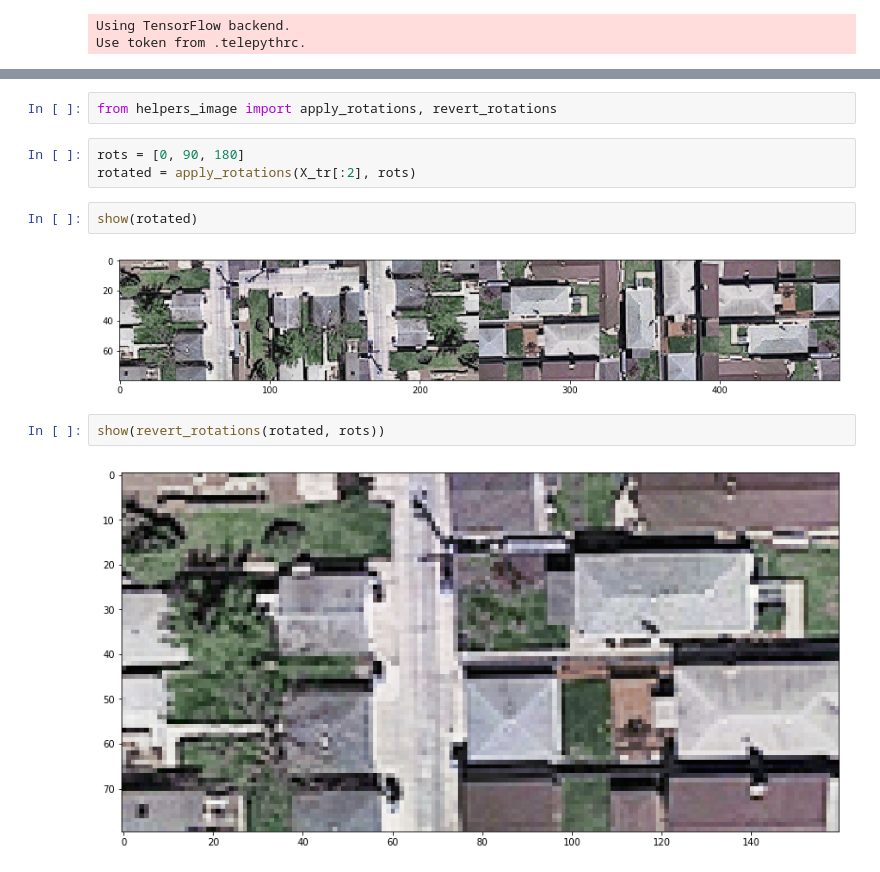
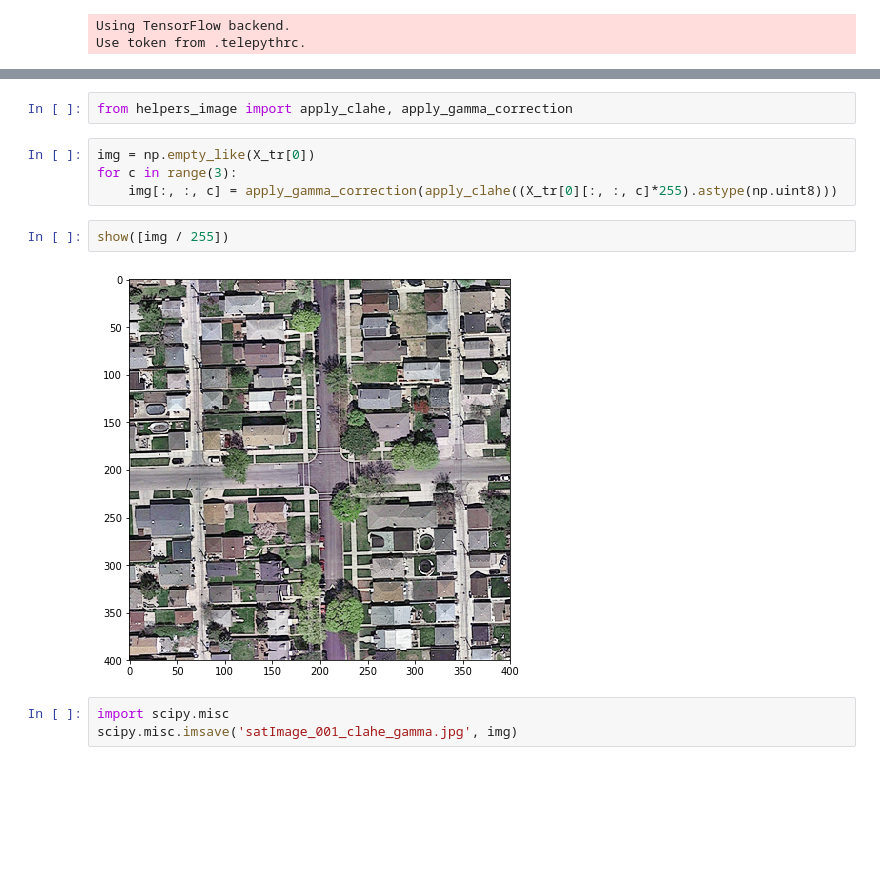
Before and after one commit to gregunz/MachineLearning2017, a Jupyter notebook: project02/src/tmp.ipynb, the cells around one changed output, grey strips where cells are left out. Cells and saved outputs as stored; diff of their text form; blank space fills up the shorter version.

```diff
--- a/project02/src/tmp.ipynb
+++ b/project02/src/tmp.ipynb
@@ -43,14 +44,14 @@ np.min(Y)
 # %%
-from helpers_image import apply_rotations, revert_rotations
+from helpers_image import apply_clahe, apply_gamma_correction
-# %%
-rots = [0, 90, 180]
-rotated = apply_rotations(X_tr[:2], rots)
-# %%
-show(rotated)
-# %% [output]
-[figure, removed]
-# %%
-show(revert_rotations(rotated, rots))
-# %% [output]
-[figure, removed]
+# %%
+img = np.empty_like(X_tr[0])
+for c in range(3):
+    img[:, :, c] = apply_gamma_correction(apply_clahe((X_tr[0][:, :, c]*255).astype(np.uint8)))
+# %%
+show([img / 255])
+# %% [output]
+[figure, added]
+# %%
+import scipy.misc
+scipy.misc.imsave('satImage_001_clahe_gamma.jpg', img)
 # %%
```
Also changed, not shown: parts of 23 cells of this notebook, 5 other files.
